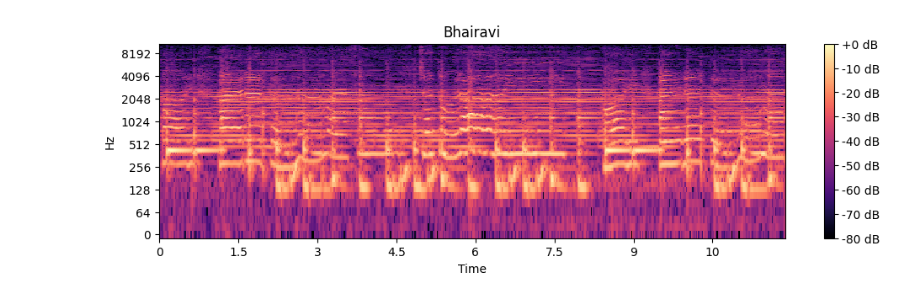
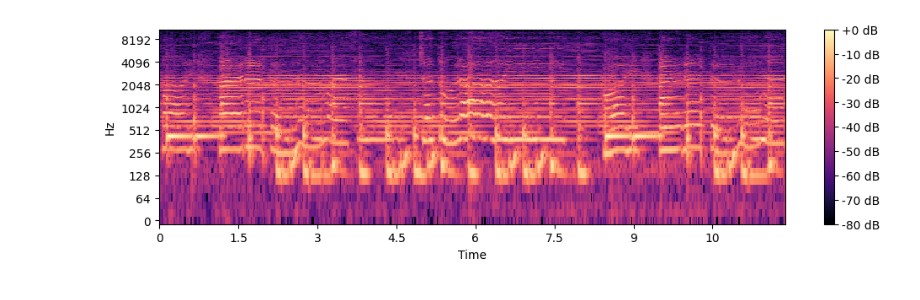
Before and after one commit to Jain-Nishkarsh/QuantumMusicProcessing_SOP, a Jupyter notebook: raga-preprocessing.ipynb, the cells around one changed output. Cells and saved outputs as stored; diff of their text form; code cells hidden in the pictures.

```diff
--- a/raga-preprocessing.ipynb
+++ b/raga-preprocessing.ipynb
@@ -66,22 +71,22 @@ time: 12.1 s (started: 2024-10-29 08:06:28 +00:00)
 # %%
 # S = np.abs(librosa.stft(
 #     x,
 #     n_fft=1024,
 # ))
 # S = S[:512, :]
 sample_num = 1000
 S = data[sample_num]
 
 fig, ax = plt.subplots()
 img = librosa.display.specshow(
     librosa.amplitude_to_db(S, ref=np.max),
     y_axis='log',
     x_axis='time',
     ax = ax
 )
 
-ax.set_title(labels[sample_num])
+# ax.set_title(labels[sample_num])
 fig.colorbar(img, ax=ax, format="%+2.0f dB")
 fig.set_size_inches(12, 3)
 # %% [output]
-[figure, old version]
+[figure, new version]
```
Also changed, not shown: parts of 10 cells of this notebook.
